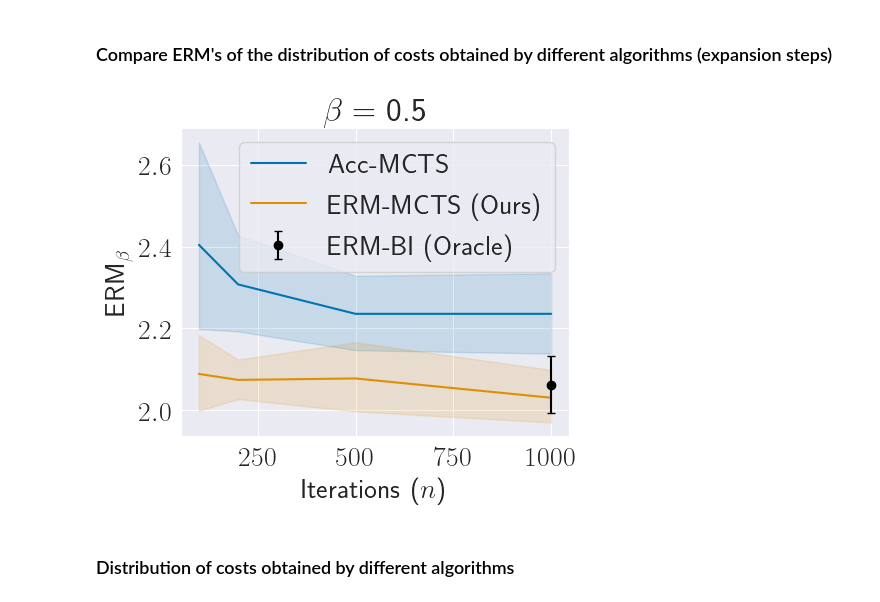
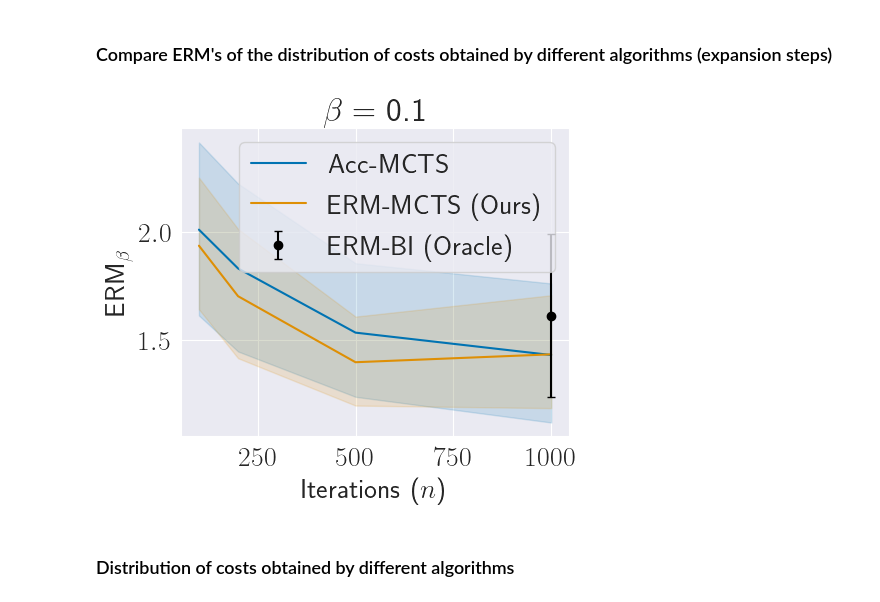
Before and after one commit to PPSantos/risk-aware-mcts, a Jupyter notebook: erm_mcts.ipynb, the cells around one changed output. Saved outputs shown, nothing was run; the diff lists cells and outputs as text; code cells hidden in the pictures.

```diff
--- a/erm_mcts.ipynb
+++ b/erm_mcts.ipynb
@@ -268,10 +219,10 @@ ERM-MCTS: 2.03 ; CI's: [1.9960208014007494, 2.0672752367650666] ; CI's (lenghts)
 # %% [markdown]
 ### Compare ERM's of the distribution of costs obtained by different algorithms (expansion steps)
 # %%
-erm_beta_to_plot = 0.5
+erm_beta_to_plot = 0.1
 exp_steps_to_plot = [100, 200, 500, 1_000]
 
-plt.figure(figsize=(5.0, 4.0))
+fig, ax = plt.subplots(figsize=(5.0, 4.0))
 
 # Acc-MCTS
 ys = []
@@ -284,35 +235,43 @@ cis = np.array(cis)
 plt.fill_between(exp_steps_to_plot, cis[:,0], cis[:,1], color=p[0].get_color(), alpha=0.15)
 
 # ERM-MCTS
 ys = []
 cis = []
 for exp_step in exp_steps_to_plot:
     ys.append(calculate_erm(np.array(erm_mcts_planner_data[erm_beta_to_plot][exp_step]["f_vals"]), beta=erm_beta_to_plot))
     cis.append(np.array(erm_ci(np.array(erm_mcts_planner_data[erm_beta_to_plot][exp_step]["f_vals"]), beta=erm_beta_to_plot)))
 p = plt.plot(exp_steps_to_plot, ys, label="ERM-MCTS (Ours)")
 cis = np.array(cis)
 plt.fill_between(exp_steps_to_plot, cis[:,0], cis[:,1], color=p[0].get_color(), alpha=0.15)
 
 # ERM-BI
 erm_val = calculate_erm(np.array(erm_bi_data[erm_beta_to_plot]["f_vals"]), beta=erm_beta_to_plot)
 cis = erm_ci(np.array(erm_bi_data[erm_beta_to_plot]["f_vals"]), beta=erm_beta_to_plot)
 errors = np.array([erm_val - cis[0], cis[1] - erm_val]).reshape(-1,1)
 plt.errorbar(1_000, erm_val, yerr=errors, capsize=3, fmt='o', label="ERM-BI (Oracle)",c='black')
 
 # ax.set_ylim([-1.5,-0.2])
 plt.grid()
 plt.legend(loc=1)
 
 plt.title(r'$\beta=$ ' + str(erm_beta_to_plot))
 plt.ylabel(r"ERM$_{\beta}$")
 
 plt.xlabel(r"Iterations ($n$)")
 
 os.makedirs("figs/", exist_ok=True)
-plt.savefig(f'figs/mdp-4-exp-steps.pdf', bbox_inches='tight', pad_inches=0)
+plt.savefig(f'figs/mdp-4-exp-steps-beta-{erm_beta_to_plot}.pdf', bbox_inches='tight', pad_inches=0)
 plt.show()
+
+# Code to save the legend only.
+#label_params = ax.get_legend_handles_labels()
+#figl, axl = plt.subplots()
+#axl.axis(False)
+#axl.legend(*label_params, loc="center", bbox_to_anchor=(0.5, 0.5), prop={"size":50}, ncols=3)
+#os.makedirs("figs/", exist_ok=True)
+#plt.savefig(f'figs/legend.pdf', bbox_inches='tight', pad_inches=0)
 # %% [output]
-[figure, old version]
+[figure, new version]
 # %% [markdown]
 ### Distribution of costs obtained by different algorithms
 # %%
```
Also changed, not shown: parts of 9 cells of this notebook.
